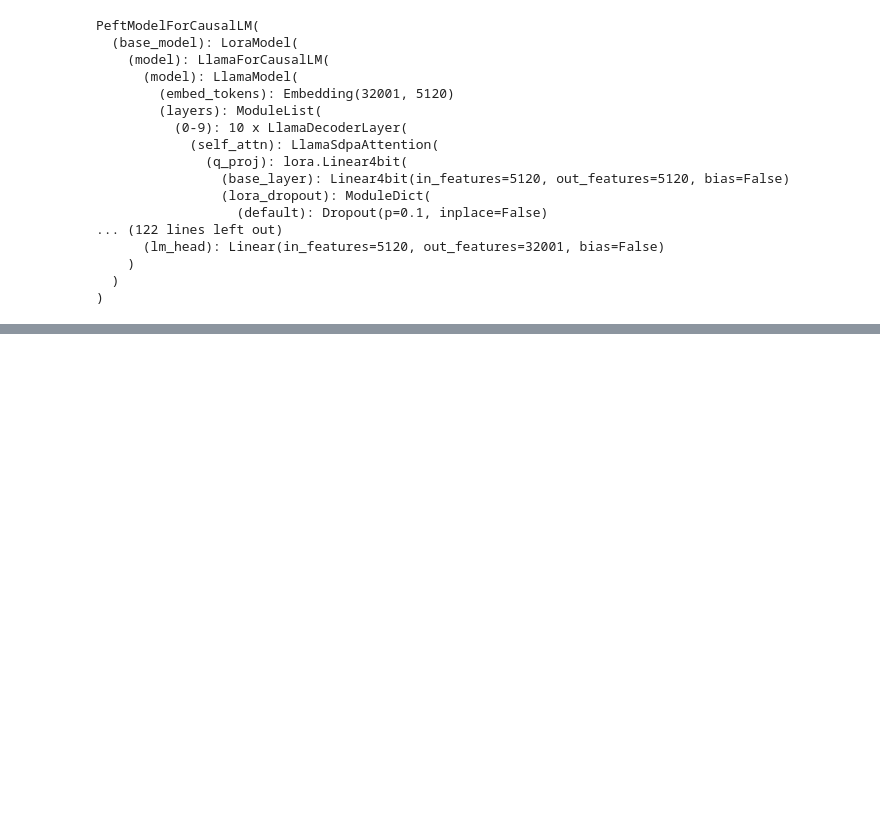
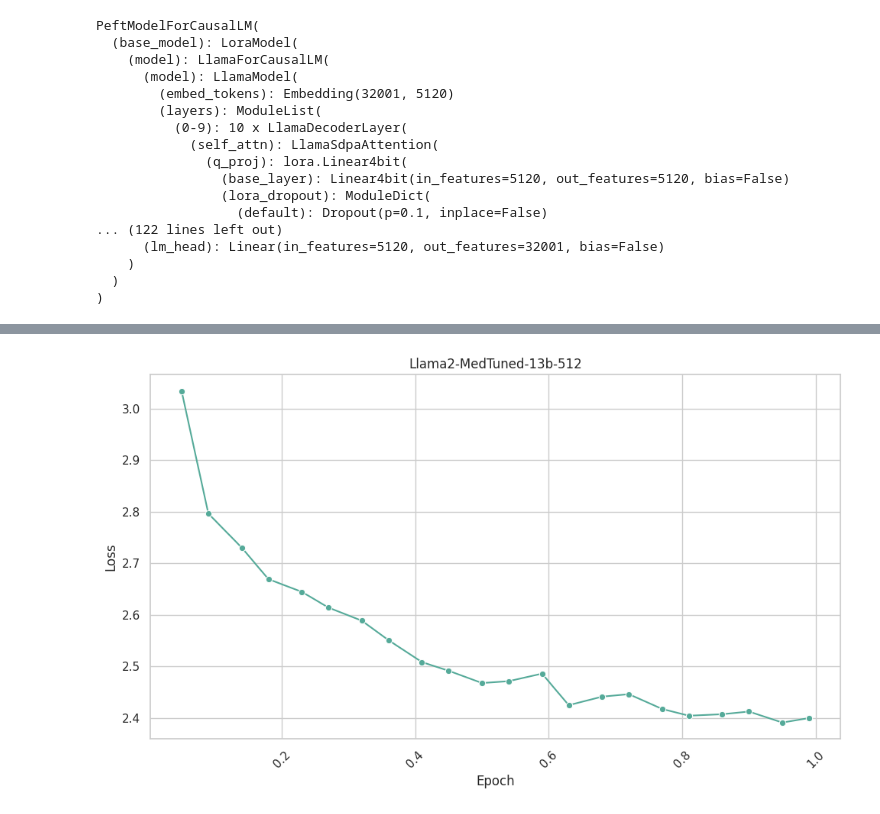
Before and after one commit to maregli/inf-extr, a Jupyter notebook: notebooks/llama2-finetune/llama2-finetune.ipynb, the cells around one changed output, grey strips where cells are left out. Cells and saved outputs as stored; diff of their text form; code cells hidden in the pictures; blank space fills up the shorter version.

```diff
--- a/notebooks/llama2-finetune/llama2-finetune.ipynb
+++ b/notebooks/llama2-finetune/llama2-finetune.ipynb
@@ -327,0 +377,4 @@ torch.save(trainer.state.log_history, paths.MODEL_PATH/NEW_MODEL_NAME/"log_histo
+# %%
+plot_loss_over_epochs(logs_512[:-1], title="Llama2-MedTuned-13b-512")
+# %% [output]
+[figure, added]
```
Also changed, not shown: parts of 6 cells of this notebook.
